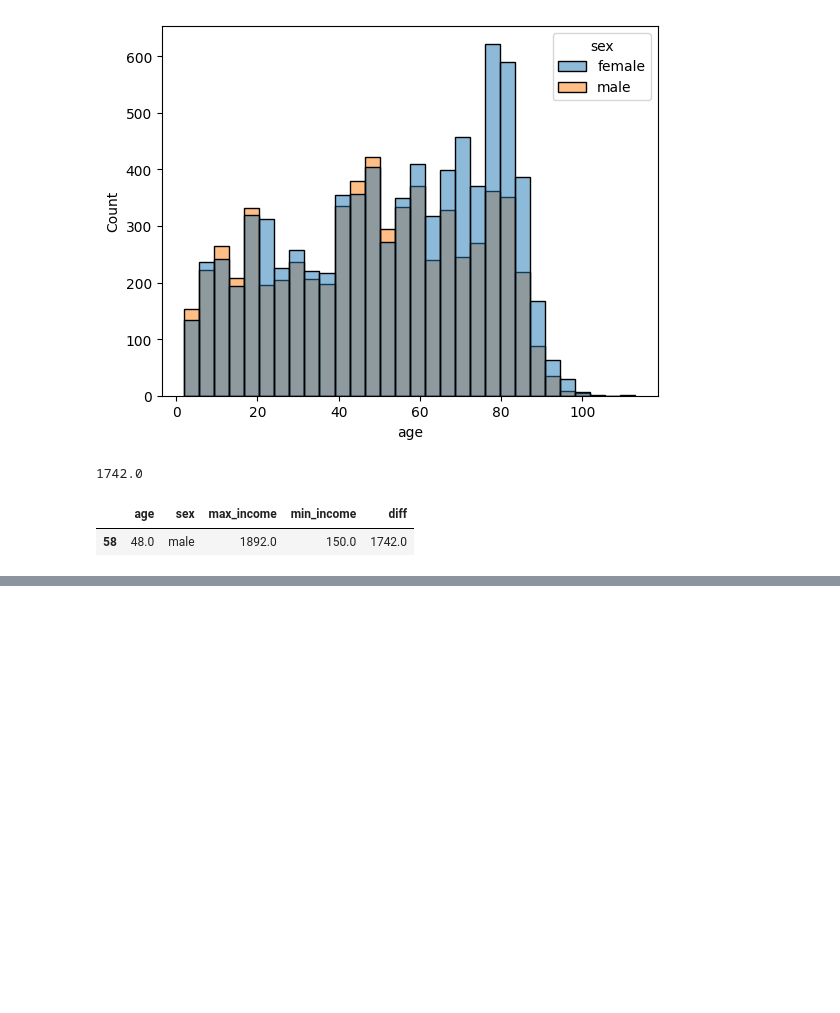
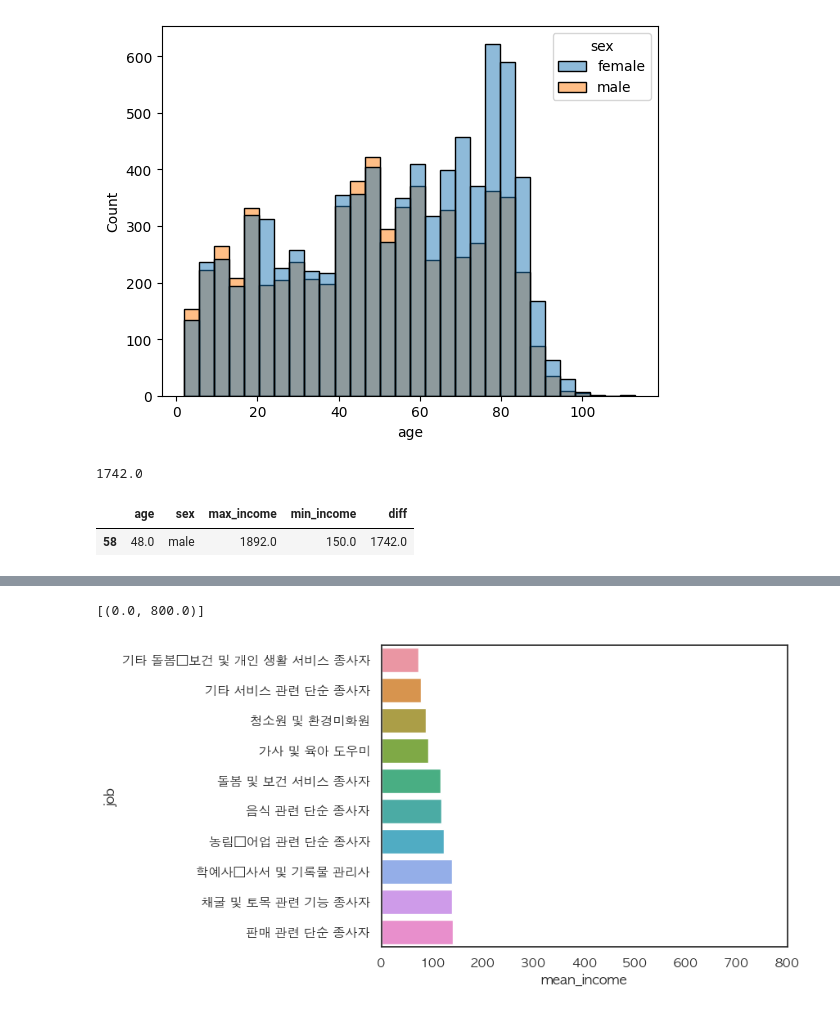
Before and after one commit to PSLeon24/Data_Analysis, a Jupyter notebook: Project/Korea Welfare Panel Data Analysis/Korea Welfare Panel Data Analysis.ipynb, the cells around one changed output, grey strips where cells are left out. Saved outputs shown, nothing was run; the diff lists cells and outputs as text; code cells hidden in the pictures; blank space fills up the shorter version.

```diff
--- a/Project/Korea Welfare Panel Data Analysis/Korea Welfare Panel Data Analysis.ipynb
+++ b/Project/Korea Welfare Panel Data Analysis/Korea Welfare Panel Data Analysis.ipynb
@@ -377,0 +470,3 @@ sex_age.query("diff == 1742")
+# %%
+bottom10 = job_income.sort_values('mean_income', ascending=True).head(10)
+bottom10
@@ -377,0 +485,7 @@ sex_age.query("diff == 1742")
+# %%
+sns.set(style="white", palette="Set1")
+plt.rcParams['font.family'] = 'AppleGothic'
+sns.barplot(data=bottom10, y='job', x='mean_income').set(xlim=(0,800))
+# %% [output]
+[(0.0, 800.0)]
+[figure, added]
```
Also changed, not shown: parts of 20 cells of this notebook.
